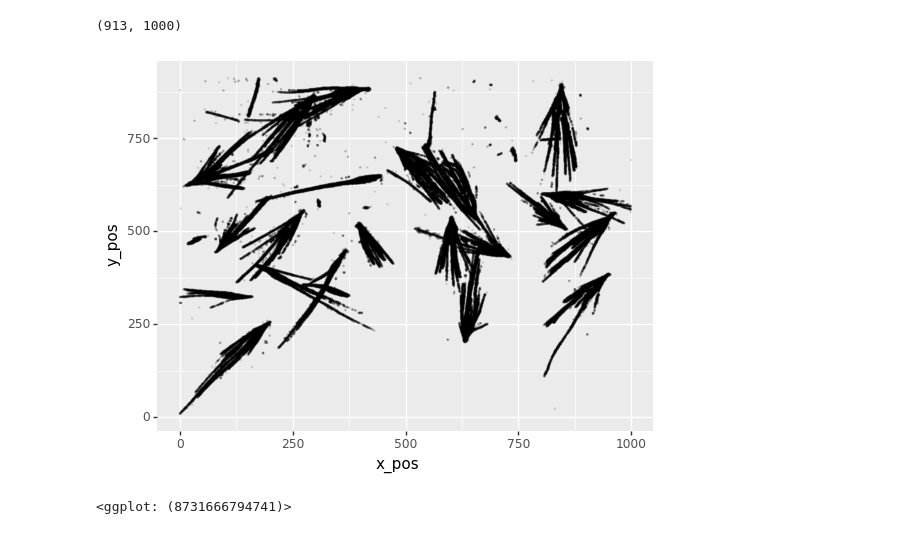
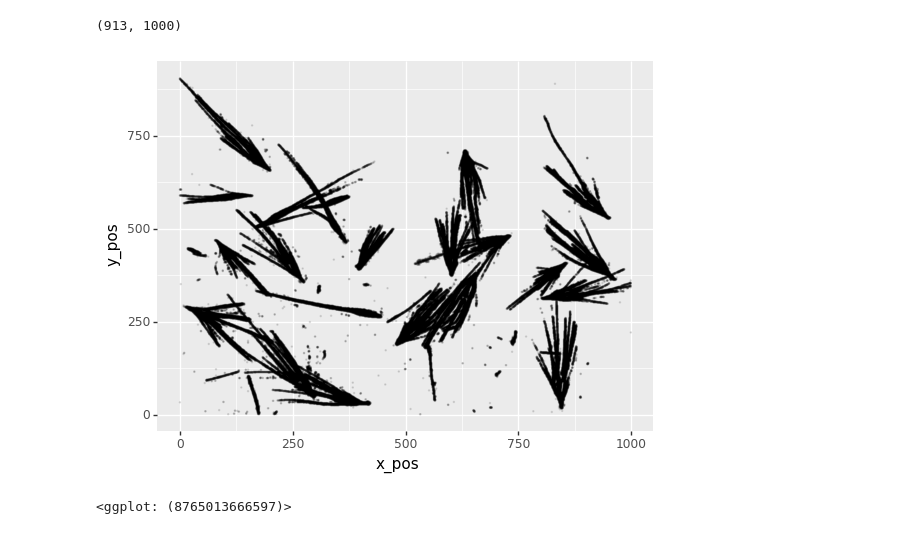
Before and after one commit to mjdall/seeds_on_a_plate, a Jupyter notebook: seed_contrasting.ipynb, the cells around one changed output. Saved outputs shown, nothing was run; the diff lists cells and outputs as text; code cells hidden in the pictures.

```diff
--- a/seed_contrasting.ipynb
+++ b/seed_contrasting.ipynb
@@ -288,7 +289,7 @@ plt.imshow(mask_image(no_shadows_norm), cmap="gray")
 [figure]
 # %%
 # same outout with or without norm
-no_shadows = remove_shadows(result_norm, norm=False)
+no_shadows = remove_shadows(start_image, norm=False)
 plt.imshow(mask_image(no_shadows), cmap="gray")
 # %% [output]
 <matplotlib.image.AxesImage at 0x...>
@@ -373,23 +374,26 @@ final_mask.shape
 # %%
 mask_positions = []
 
-for y in range(final_mask.shape[0]):
-  for x in range(final_mask.shape[1]):
+y_len = final_mask.shape[0]
+x_len = final_mask.shape[1]
+
+for y in range(y_len):
+  for x in range(x_len):
     pixel_val = final_mask[y][x]
     if pixel_val == 255:
       continue
-    mask_positions.append((y, x, pixel_val))
+    mask_positions.append((y_len - y, x, pixel_val))
 
 seed_mask = pd.DataFrame({
     "x_pos": [pos[1] for pos in mask_positions],
     "y_pos": [pos[0] for pos in mask_positions],
     "cval": [pos[2] for pos in mask_positions]
 })
 
 (
   ggplot(seed_mask, aes(x="x_pos", y="y_pos")) +
   geom_point(size=.01, alpha=.1)
 )
 # %% [output]
-[figure, old version]
+[figure, new version]
-<ggplot: (8731666794741)>
+<ggplot: (8765013666597)>
```
Also changed, not shown: parts of 15 cells of this notebook.
